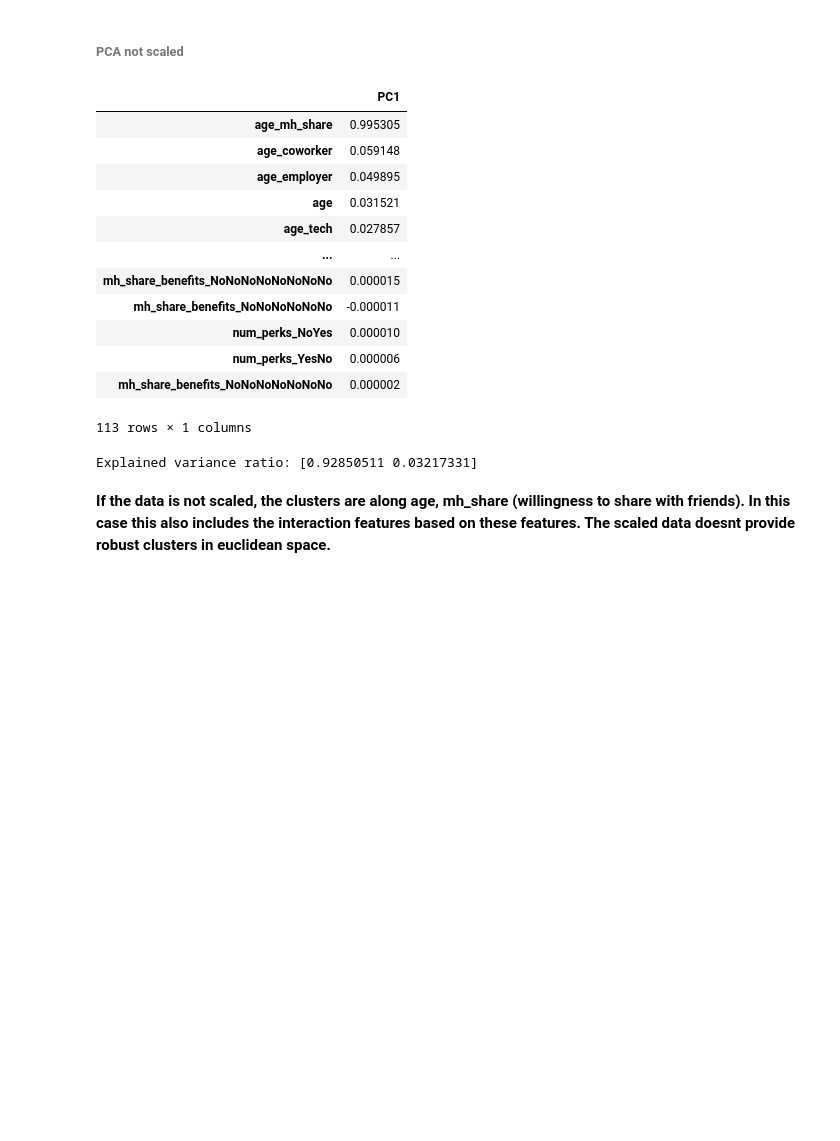
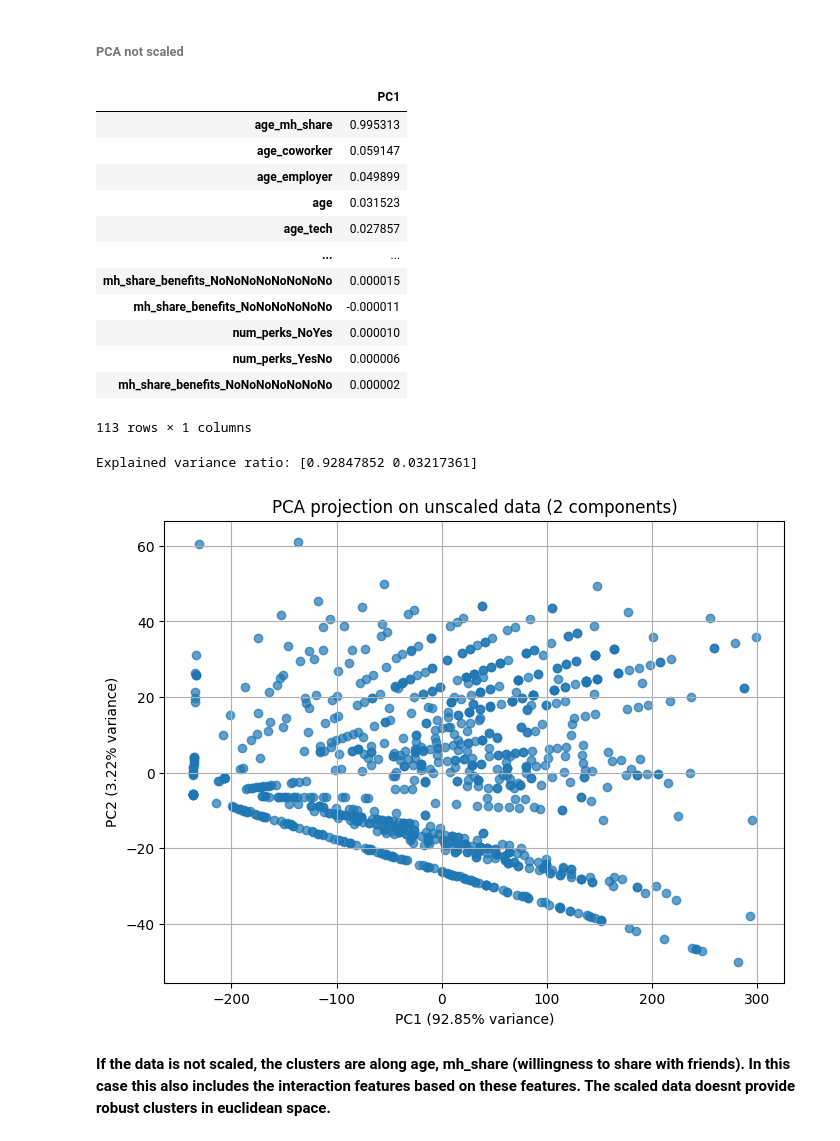
Before and after one commit to cewgs/Unsupervised-Learning-Project, a Jupyter notebook: unsupervised_learning_project.ipynb, the cells around one changed output. Saved outputs shown, nothing was run; the diff lists cells and outputs as text; code cells hidden in the pictures; blank space fills up the shorter version.

```diff
--- a/unsupervised_learning_project.ipynb
+++ b/unsupervised_learning_project.ipynb
@@ -1061,20 +1071,28 @@ Explained variance ratio: [0.18950484 0.09770943]
 # %%
 # PCA on not scaled data (df2)
 pca = PCA(n_components=2)
 X_pca_ns = pca.fit_transform(df2)
 
 # Create a new DataFrame with the PCA components
-X_pca_unscaled = pd.DataFrame(data = X_pca, columns = ['pca_1', 'pca_2'])
+X_pca_unscaled = pd.DataFrame(data = X_pca_ns, columns = ['pca_1', 'pca_2'])
 
 loadings = pd.DataFrame(pca.components_[0], index=df2.columns, columns=["PC1"])
 display(loadings.sort_values("PC1", key=abs, ascending=False))
 print("Explained variance ratio:", pca.explained_variance_ratio_)
+
+plt.figure(figsize=(8,6))
+plt.scatter(X_pca_unscaled['pca_1'], X_pca_unscaled['pca_2'], alpha=0.7)
+plt.xlabel(f'PC1 ({pca.explained_variance_ratio_[0]:.2%} variance)')
+plt.ylabel(f'PC2 ({pca.explained_variance_ratio_[1]:.2%} variance)')
+plt.title('PCA projection on unscaled data (2 components)')
+plt.grid(True)
+plt.show()
 # %% [output]
 |  | PC1 |
-| age_mh_share | 0.995305 |
-| age_coworker | 0.059148 |
-| age_employer | 0.049895 |
-| age | 0.031521 |
+| age_mh_share | 0.995313 |
+| age_coworker | 0.059147 |
+| age_employer | 0.049899 |
+| age | 0.031523 |
 | age_tech | 0.027857 |
 | ... | ... |
 | mh_share_benefits_NoNoNoNoNoNoNoNo | 0.000015 |
@@ -1083,7 +1101,8 @@ print("Explained variance ratio:", pca.explained_variance_ratio_)
 | num_perks_YesNo | 0.000006 |
 | mh_share_benefits_NoNoNoNoNoNoNo | 0.000002 |
 113 rows × 1 columns
-Explained variance ratio: [0.92850511 0.03217331]
+Explained variance ratio: [0.92847852 0.03217361]
+[figure, added]
 # %% [markdown]
 **If the data is not scaled, the clusters are along age, mh_share (willingness to share with friends). In this case this also includes the interaction features based on these features. The scaled data doesnt provide robust clusters in euclidean space.**
 # %% [markdown]
```
Also changed, not shown: parts of 19 cells of this notebook.
